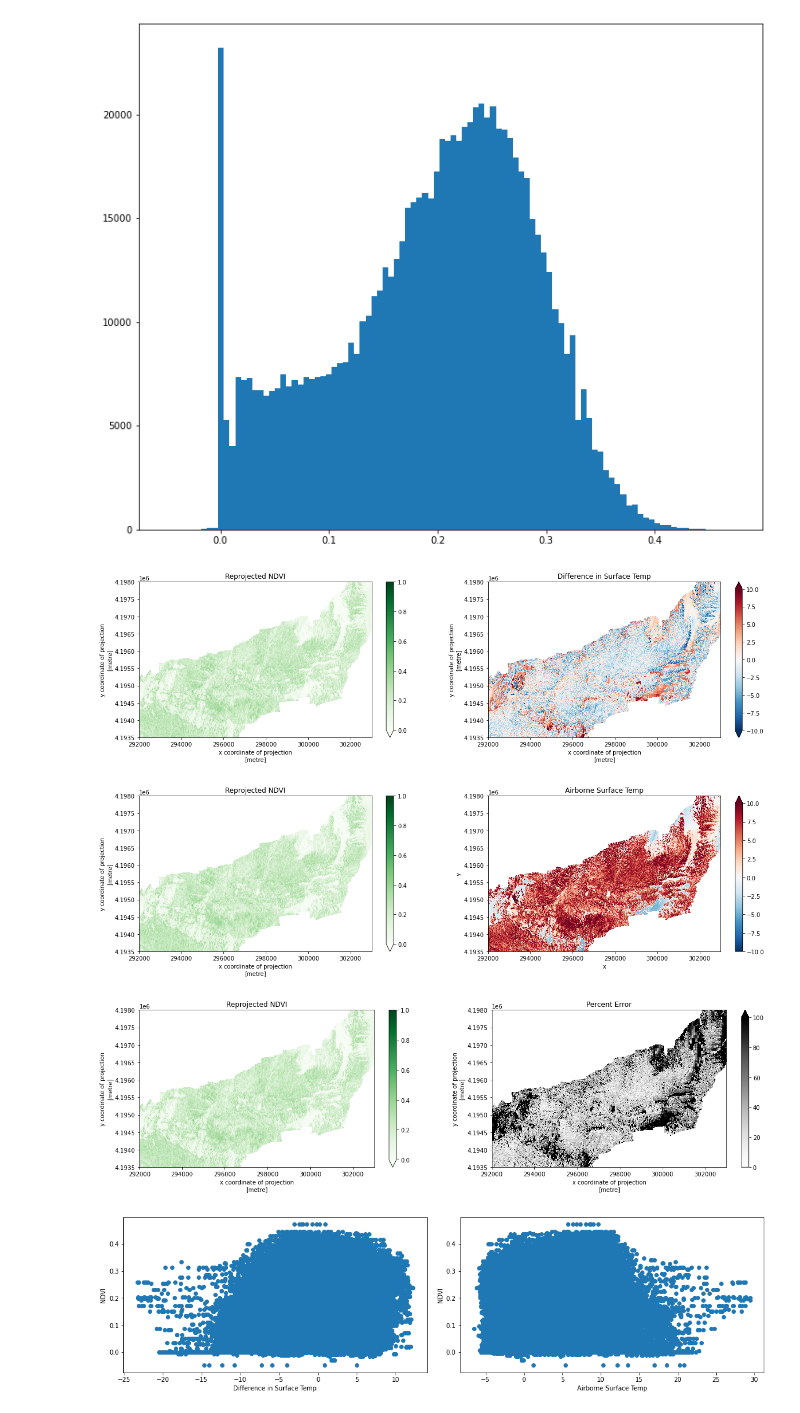
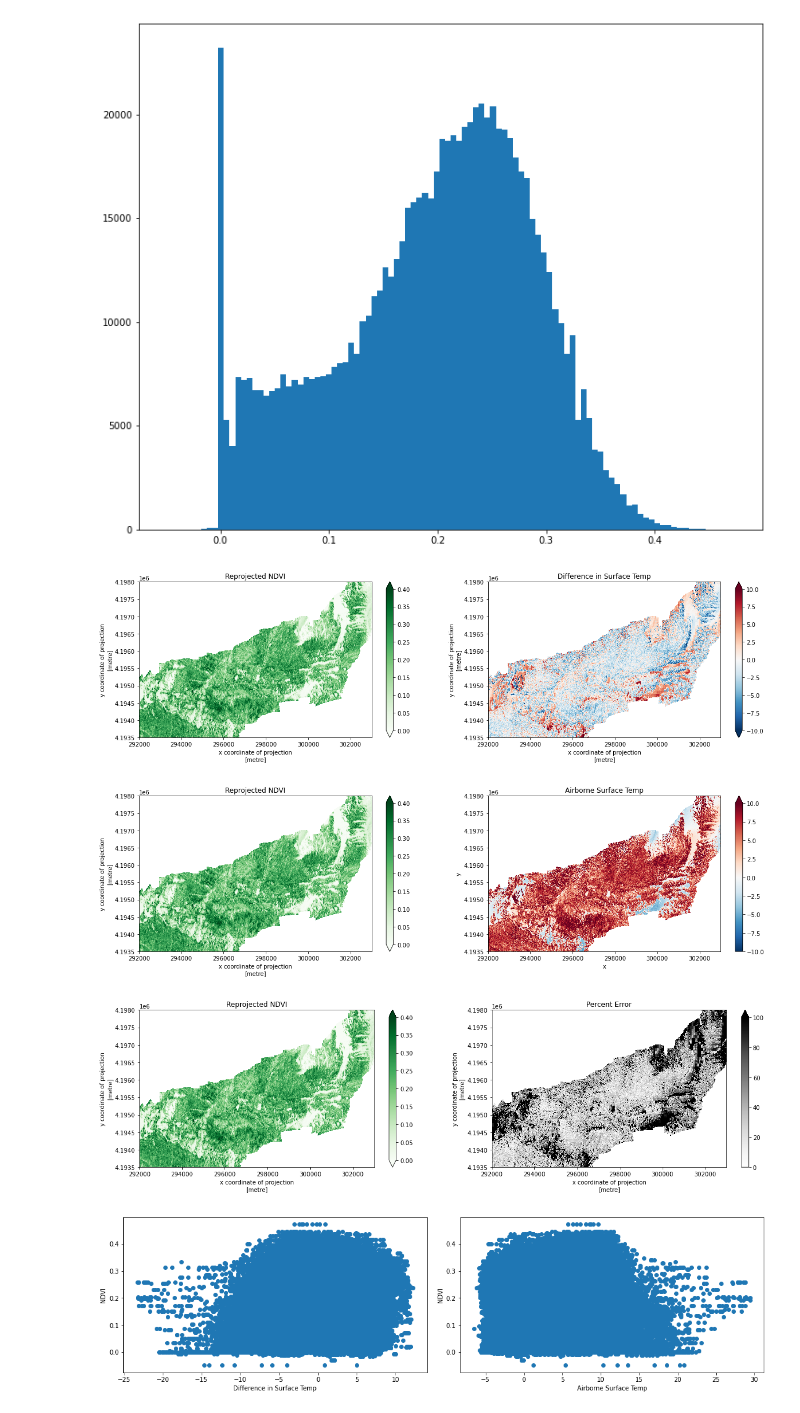
Before and after one commit to UW-GDA/aster-thermal, a Jupyter notebook: summary.ipynb, the cells around one changed output. Cells and saved outputs as stored; diff of their text form; code cells hidden in the pictures.

Commit message:
Changed NDVI colorbar limits

```diff
--- a/summary.ipynb
+++ b/summary.ipynb
@@ -198,7 +198,7 @@ plt.hist(NDVI_m.values.ravel(),bins=100);
 # %%
 f, [ax1, ax2] = plt.subplots(1,2)
 
-NDVI_m.plot(ax=ax1, vmin=0, vmax=1, cmap='Greens')
+NDVI.plot(ax=ax1, vmin=0, vmax=.4, cmap='Greens')
 ax1.set_title('Reprojected NDVI')
 diff.plot(ax=ax2, vmin=-10, vmax=10, cmap='RdBu_r')
 ax2.set_title('Difference in Surface Temp')
@@ -206,11 +206,11 @@ ax2.set_title('Difference in Surface Temp')
 f.set_figwidth(20)
 f.set_figheight(5);
 # %% [output]
-[figure, old version]
+[figure, new version]
 # %%
 f, [ax1, ax2] = plt.subplots(1,2)
 
-NDVI_m.plot(ax=ax1, vmin=0, vmax=1, cmap='Greens')
+NDVI.plot(ax=ax1, vmin=0, vmax=.4, cmap='Greens')
 ax1.set_title('Reprojected NDVI')
 air_src.plot(ax=ax2, vmin=-10, vmax=10, cmap='RdBu_r')
 ax2.set_title('Airborne Surface Temp')
@@ -218,17 +218,17 @@ ax2.set_title('Airborne Surface Temp')
 f.set_figwidth(20)
 f.set_figheight(5);
 # %% [output]
-[figure, old version]
+[figure, new version]
 # %%
 f, [ax1, ax2] = plt.subplots(1,2)
 
-NDVI_m.plot(ax=ax1, vmin=0, vmax=1, cmap='Greens')
+NDVI.plot(ax=ax1, vmin=0, vmax=.4, cmap='Greens')
 ax1.set_title('Reprojected NDVI')
 percent_error.plot(ax=ax2, vmin=0, vmax=100, cmap='Greys')
 ax2.set_title('Percent Error')
 
 f.set_figwidth(20)
 f.set_figheight(5);
 # %% [output]
-[figure, old version]
+[figure, new version]
 # %%
```
Also changed, not shown: parts of 7 cells of this notebook.
